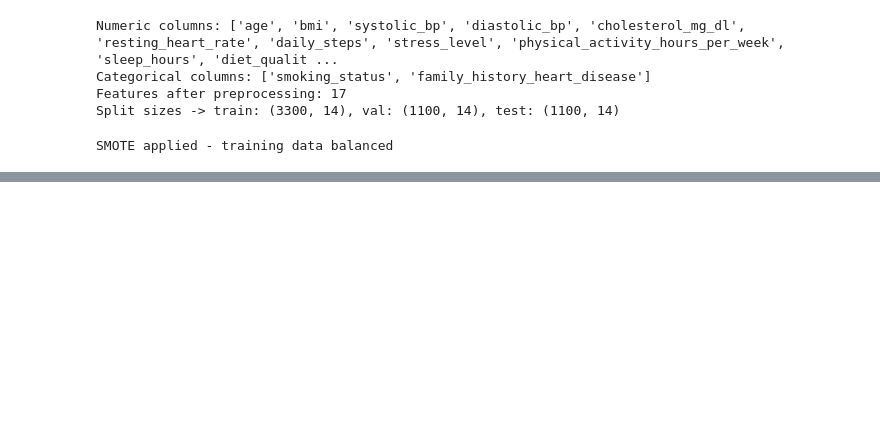
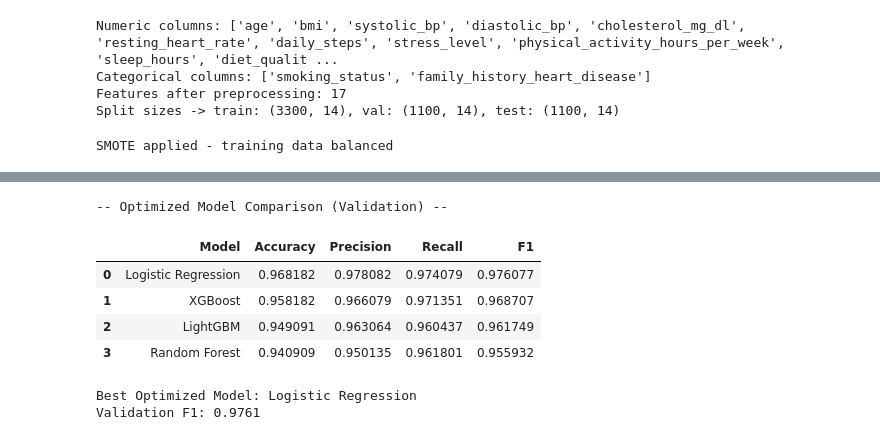
Before and after one commit to Priyansu-Nayak-10/Final-year-Research-Project, a Jupyter notebook: notebooks/cardiovascular_model.ipynb, the cells around one changed output, grey strips where cells are left out. Saved outputs shown, nothing was run; the diff lists cells and outputs as text; code cells hidden in the pictures; blank space fills up the shorter version.

```diff
--- a/notebooks/cardiovascular_model.ipynb
+++ b/notebooks/cardiovascular_model.ipynb
@@ -278,0 +265,21 @@ Logistic Regression    0.9664     0.8921  0.9894    0.9382
+# %%
+# Optuna Optimization - Random Forest
+
+def objective_rf(trial):
+    params = {
+        "n_estimators": trial.suggest_int("n_estimators", 100, 600),
+        "max_depth": trial.suggest_int("max_depth", 3, 30),
+        "min_samples_split": trial.suggest_int("min_samples_split", 2, 20),
+        "random_state": 42,
+        "n_jobs": -1,
+    }
+    model = RandomForestClassifier(**params)
+    scores = cross_val_score(model, X_train_prep, y_train, cv=cv, scoring="f1", n_jobs=-1)
+    return float(scores.mean())
+
+optuna.logging.set_verbosity(optuna.logging.WARNING)
+study_rf = optuna.create_study(direction="maximize", sampler=optuna.samplers.TPESampler(seed=42))
+study_rf.optimize(objective_rf, n_trials=20)
+
+optimized_rf = RandomForestClassifier(**study_rf.best_params, random_state=42, n_jobs=-1)
+optimized_rf.fit(X_train_prep, y_train)
@@ -279 +368,42 @@ Logistic Regression    0.9664     0.8921  0.9894    0.9382
+# %%
+# Optimized Model Comparison
+optimized_models = {
+    "Logistic Regression": optimized_lr,
+    "Random Forest": optimized_rf,
+    "XGBoost": optimized_xgb,
+    "LightGBM": optimized_lgbm,
+}
+
+optimized_results = []
+for name, model in optimized_models.items():
+    y_val_pred = model.predict(X_val_prep)
+
+    optimized_results.append({
+        "Model": name,
+        "Accuracy": accuracy_score(y_val, y_val_pred),
+        "Precision": precision_score(y_val, y_val_pred),
+        "Recall": recall_score(y_val, y_val_pred),
+        "F1": f1_score(y_val, y_val_pred),
+    })
+
+optimized_results_df = pd.DataFrame(optimized_results)[["Model", "Accuracy", "Precision", "Recall", "F1"]]
+print("\n-- Optimized Model Comparison (Validation) --")
+display(optimized_results_df.sort_values("F1", ascending=False).reset_index(drop=True))
+# %% [output]
+-- Optimized Model Comparison (Validation) --
+|  | Model | Accuracy | Precision | Recall | F1 |
+| 0 | Logistic Regression | 0.968182 | 0.978082 | 0.974079 | 0.976077 |
+| 1 | XGBoost | 0.958182 | 0.966079 | 0.971351 | 0.968707 |
+| 2 | LightGBM | 0.949091 | 0.963064 | 0.960437 | 0.961749 |
+| 3 | Random Forest | 0.940909 | 0.950135 | 0.961801 | 0.955932 |
+# %%
+# Best Optimized Model Selection
+best_row = optimized_results_df.sort_values("F1", ascending=False).iloc[0]
+best_model_name = best_row["Model"]
+best_model = optimized_models[best_model_name]
+print(f"\nBest Optimized Model: {best_model_name}")
+print(f"Validation F1: {best_row['F1']:.4f}")
+# %% [output]
+Best Optimized Model: Logistic Regression
+Validation F1: 0.9761
 # %%
```
Also changed, not shown: parts of 18 cells of this notebook, 4 other files.
